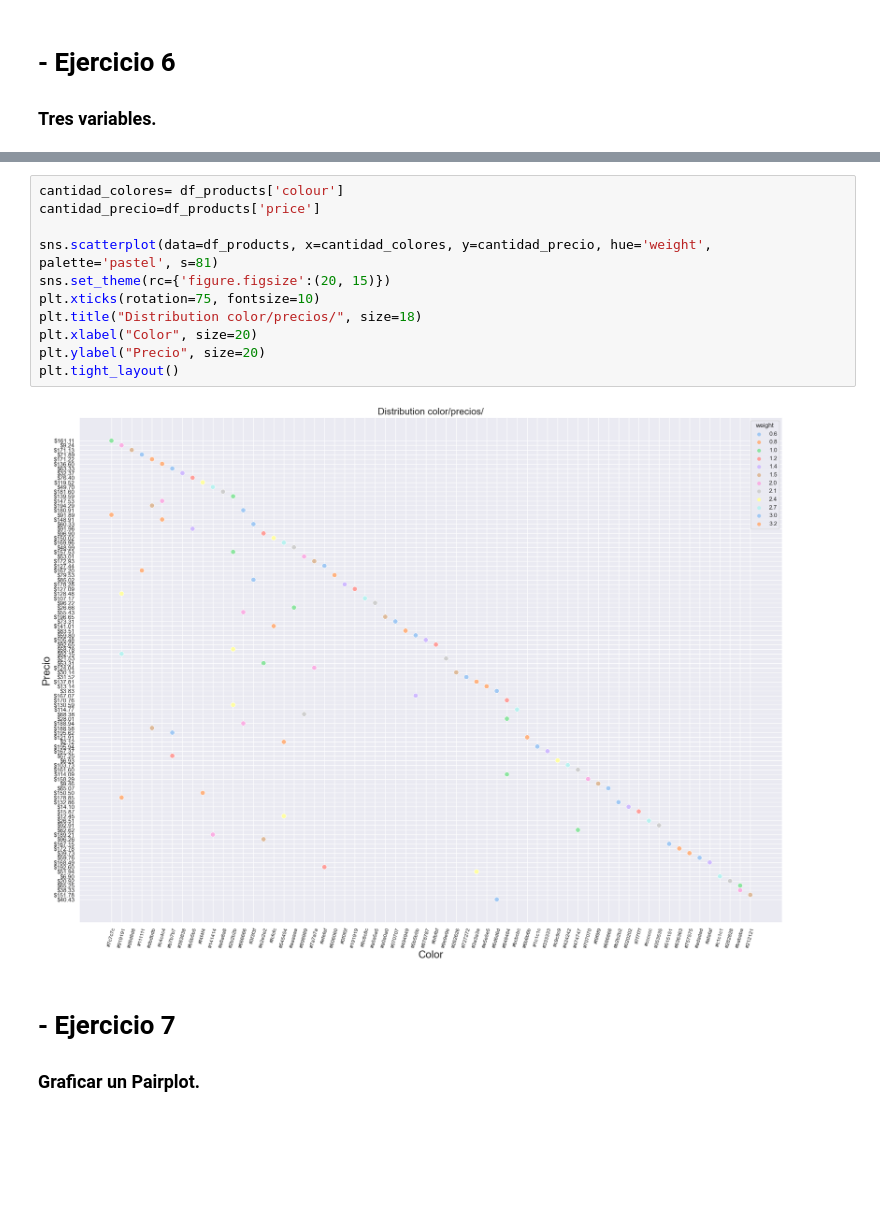
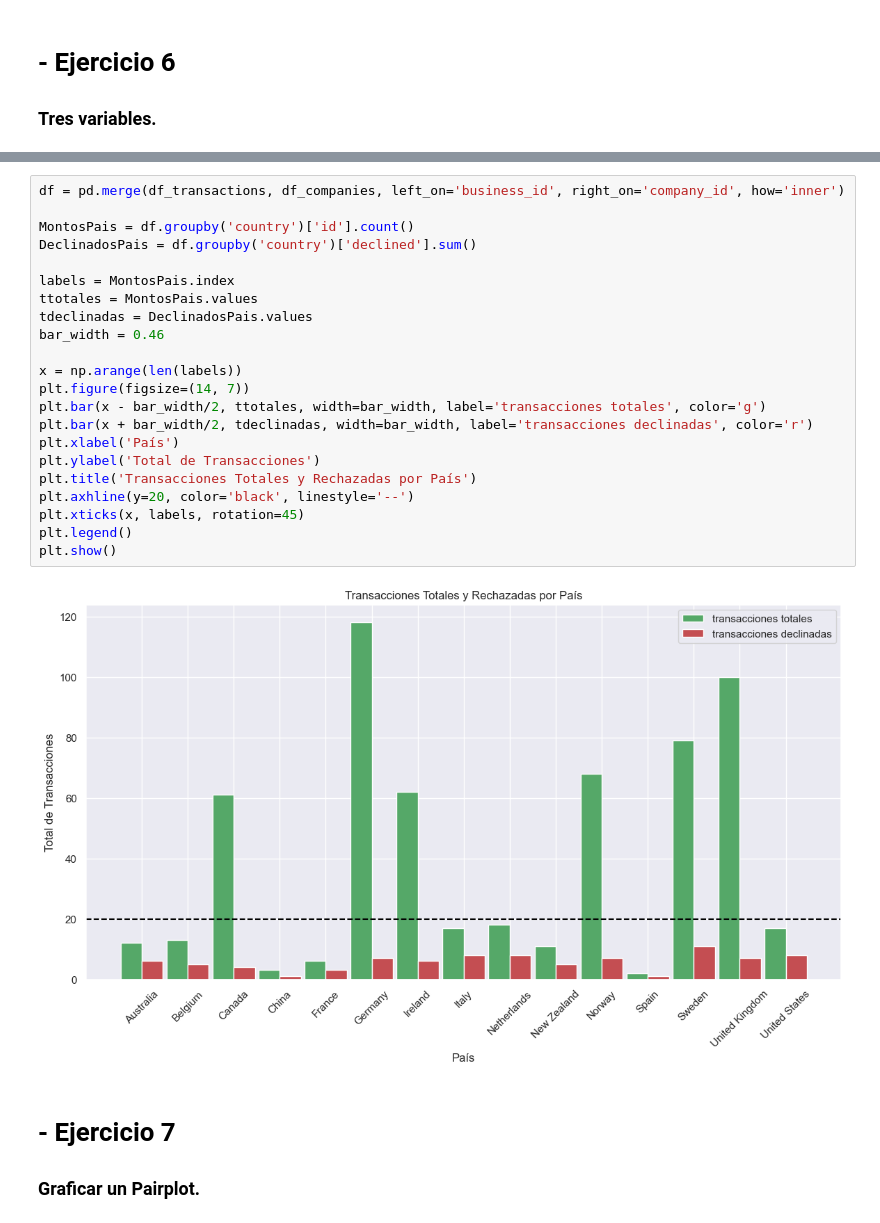
Before and after one commit to shuberth79/Data_Analytics_ITAcademy, a Jupyter notebook: SPRINT 8/SPRINT 8.1 python (sin claves).ipynb, the cells around one changed output, grey strips where cells are left out. Cells and saved outputs as stored; diff of their text form; blank space fills up the shorter version.

```diff
--- a/SPRINT 8/SPRINT 8.1 python (sin claves).ipynb
+++ b/SPRINT 8/SPRINT 8.1 python (sin claves).ipynb
@@ -299,16 +304,27 @@ Este código genera un scatterplot que permite analizar la relación entre tres
 # %%
-cantidad_colores= df_products['colour']
-cantidad_precio=df_products['price']
+df = pd.merge(df_transactions, df_companies, left_on='business_id', right_on='company_id', how='inner')
 
-sns.scatterplot(data=df_products, x=cantidad_colores, y=cantidad_precio, hue='weight', palette='pastel', s=81)
-sns.set_theme(rc={'figure.figsize':(20, 15)})
-plt.xticks(rotation=75, fontsize=10)
-plt.title("Distribution color/precios/", size=18)
-plt.xlabel("Color", size=20)
-plt.ylabel("Precio", size=20)
-plt.tight_layout()
+MontosPais = df.groupby('country')['id'].count()
+DeclinadosPais = df.groupby('country')['declined'].sum()
+
+labels = MontosPais.index
+ttotales = MontosPais.values
+tdeclinadas = DeclinadosPais.values
+bar_width = 0.46
+
+x = np.arange(len(labels))
+plt.figure(figsize=(14, 7))
+plt.bar(x - bar_width/2, ttotales, width=bar_width, label='transacciones totales', color='g')
+plt.bar(x + bar_width/2, tdeclinadas, width=bar_width, label='transacciones declinadas', color='r')
+plt.xlabel('País')
+plt.ylabel('Total de Transacciones')
+plt.title('Transacciones Totales y Rechazadas por País')
+plt.axhline(y=20, color='black', linestyle='--')
+plt.xticks(x, labels, rotation=45)
+plt.legend()
+plt.show()
 # %% [output]
-[figure, old version]
+[figure, new version]
 # %% [markdown]
 # - Ejercicio 7
 ### Graficar un Pairplot.
```
Also changed, not shown: parts of 10 cells of this notebook.
